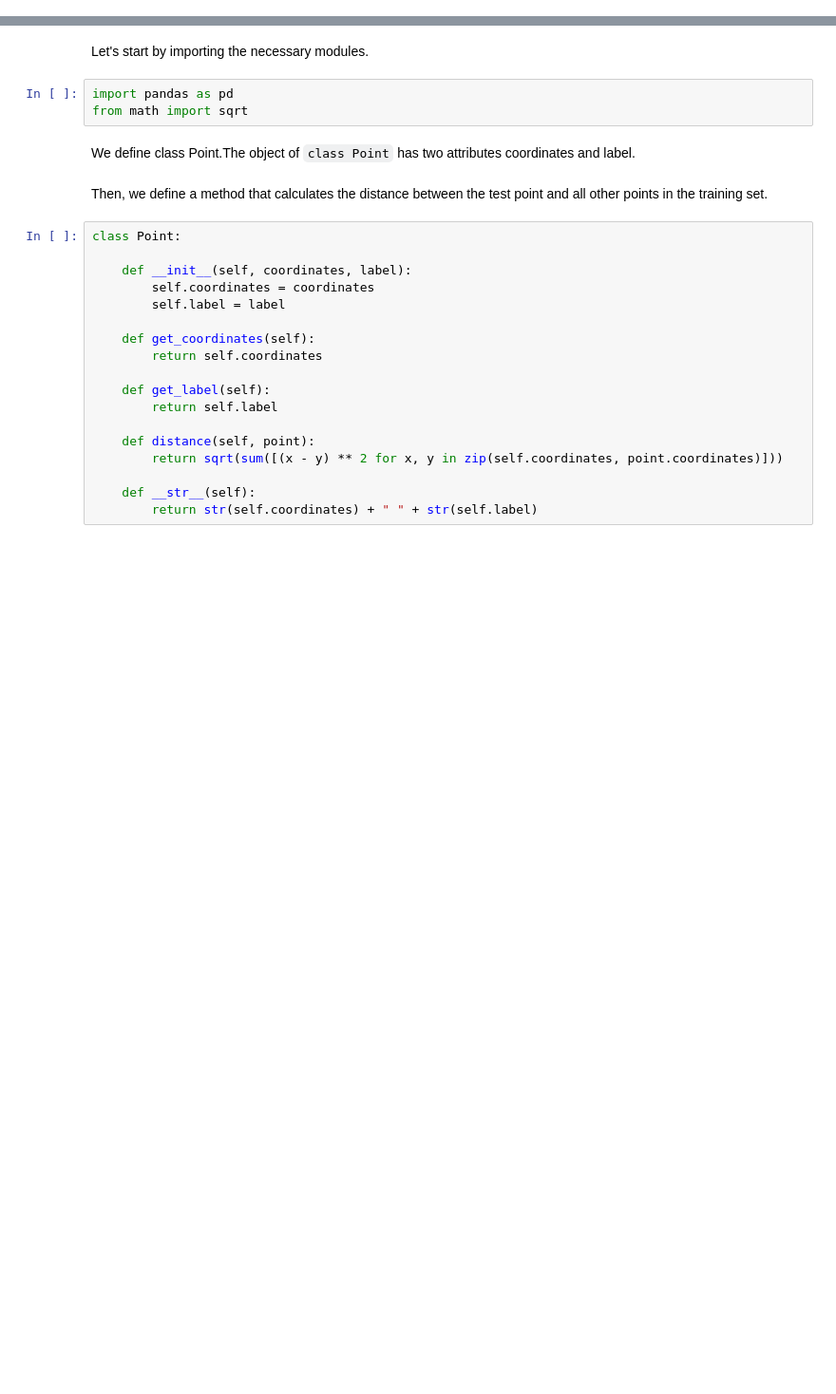
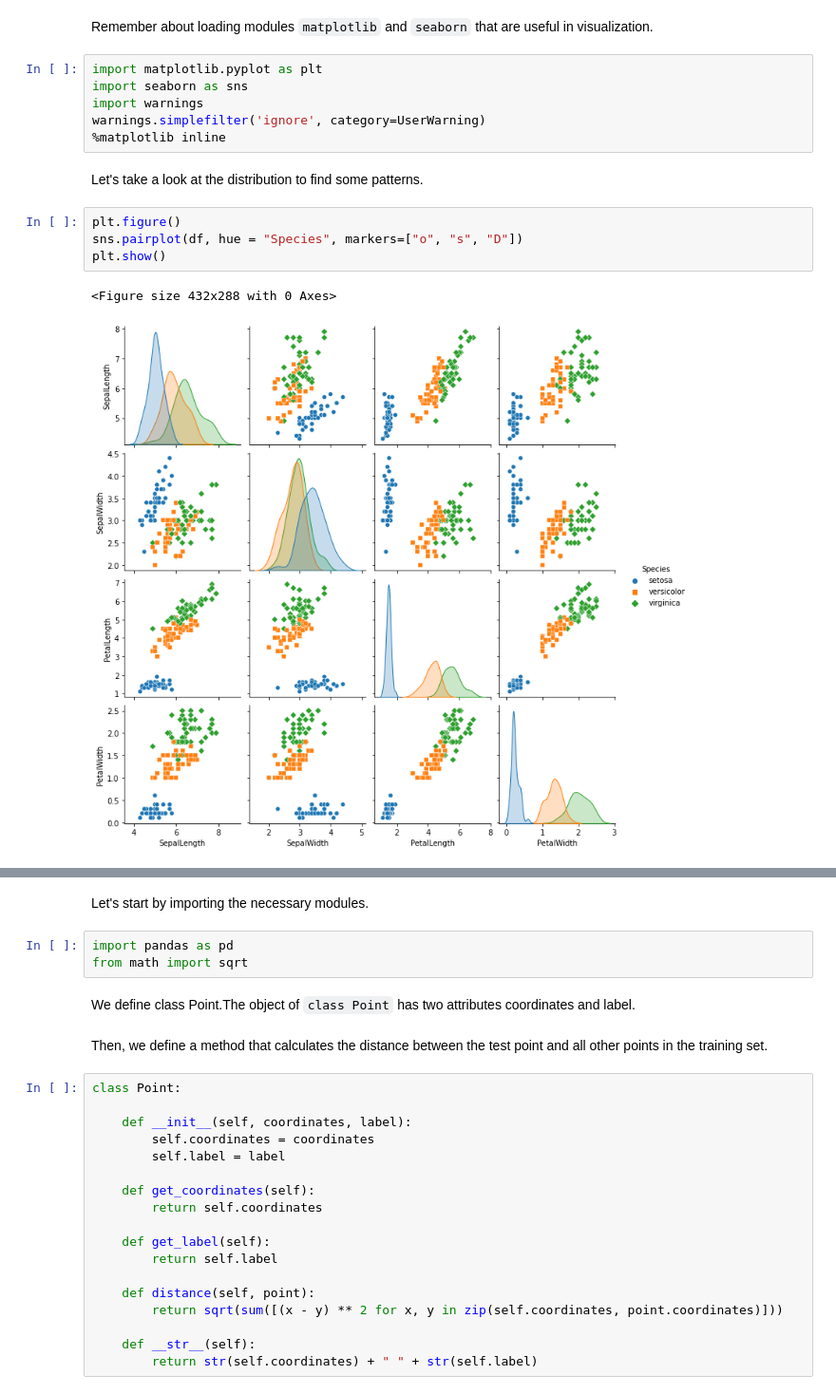
Before and after one commit to monikamika/notebooks, a Jupyter notebook: knn-clasifier.ipynb, the cells around one changed output, grey strips where cells are left out. Shown at 95% size. Cells and saved outputs as stored; diff of their text form; blank space fills up the shorter version.

```diff
--- a/knn-clasifier.ipynb
+++ b/knn-clasifier.ipynb
@@ -16,0 +126,17 @@ The kNN-algorithm consists of three steps:
+# %% [markdown]
+Remember about loading modules `matplotlib` and `seaborn` that are useful in visualization.
+# %%
+import matplotlib.pyplot as plt
+import seaborn as sns
+import warnings
+warnings.simplefilter('ignore', category=UserWarning)
+%matplotlib inline
+# %% [markdown]
+Let's take a look at the distribution to find some patterns.
+# %%
+plt.figure()
+sns.pairplot(df, hue = "Species", markers=["o", "s", "D"])
+plt.show()
+# %% [output]
+<Figure size 432x288 with 0 Axes>
+[figure, added]
```
Also changed, not shown: parts of 33 cells of this notebook, 2 other files.
